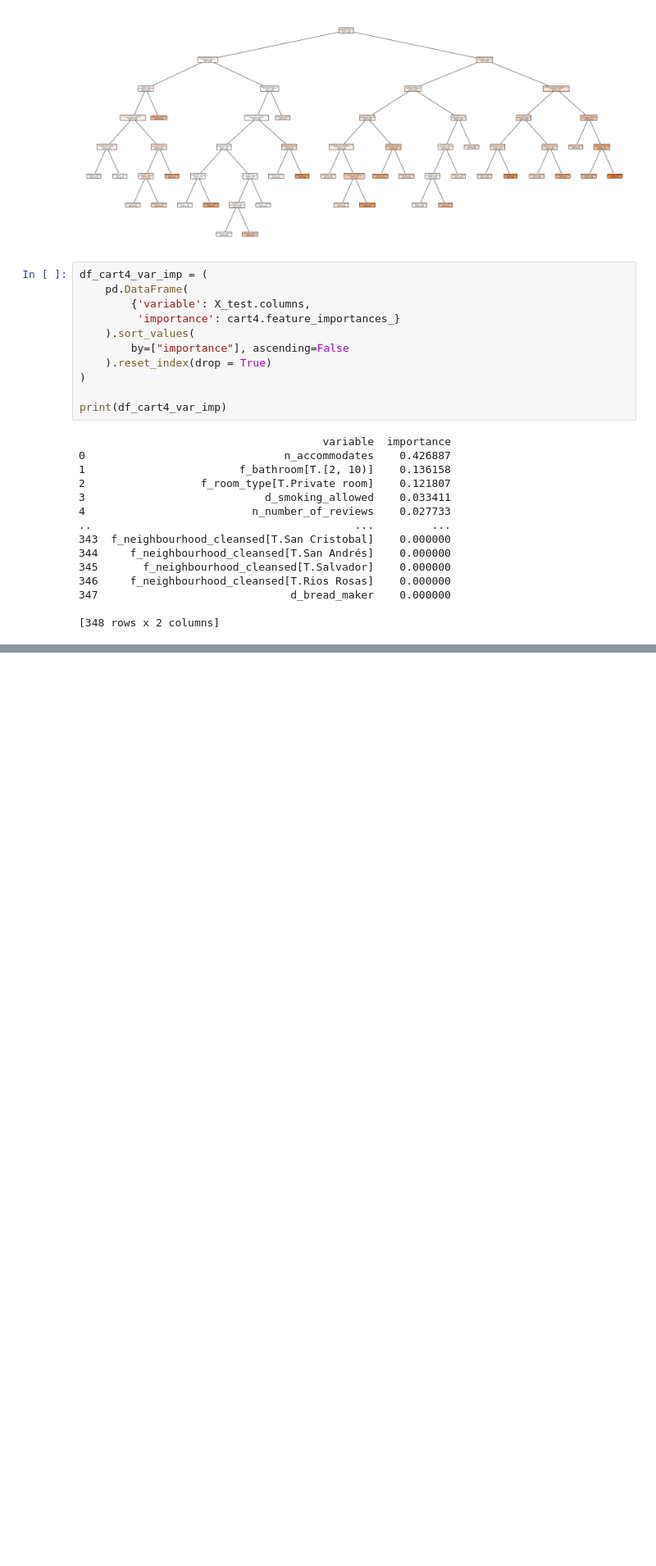
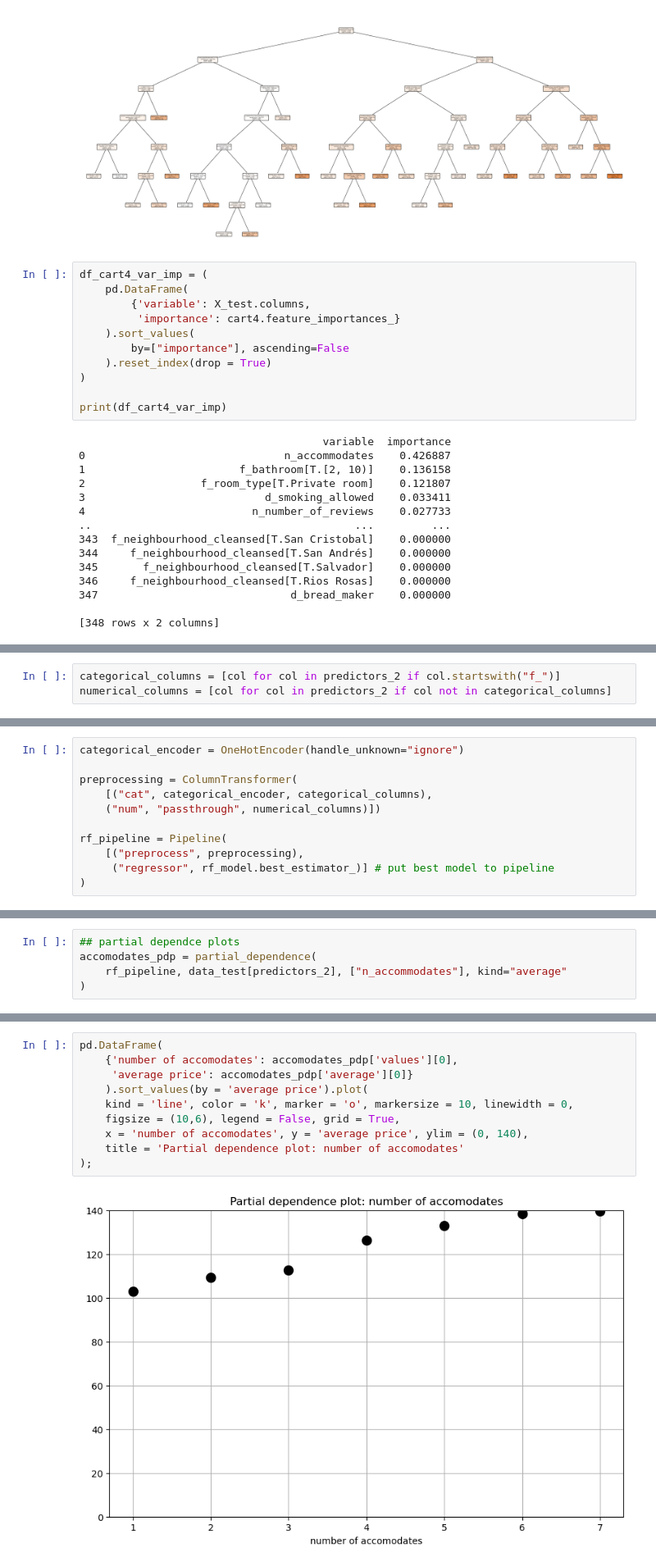
Before and after one commit to ghadena/DA3, a Jupyter notebook: assignment_1/asssignment.ipynb, the cells around one changed output, grey strips where cells are left out. Shown at 82% size. Saved outputs shown, nothing was run; the diff lists cells and outputs as text; blank space fills up the shorter version.

```diff
--- a/assignment_1/asssignment.ipynb
+++ b/assignment_1/asssignment.ipynb
@@ -623,0 +822,3 @@ print(df_cart4_var_imp)
+# %%
+categorical_columns = [col for col in predictors_2 if col.startswith("f_")]
+numerical_columns = [col for col in predictors_2 if col not in categorical_columns]
@@ -623,0 +829,11 @@ print(df_cart4_var_imp)
+# %%
+categorical_encoder = OneHotEncoder(handle_unknown="ignore")
+
+preprocessing = ColumnTransformer(
+    [("cat", categorical_encoder, categorical_columns),
+    ("num", "passthrough", numerical_columns)])
+
+rf_pipeline = Pipeline(
+    [("preprocess", preprocessing),
+     ("regressor", rf_model.best_estimator_)] # put best model to pipeline
+)
@@ -623,0 +930,5 @@ print(df_cart4_var_imp)
+# %%
+## partial dependce plots
+accomodates_pdp = partial_dependence(
+    rf_pipeline, data_test[predictors_2], ["n_accommodates"], kind="average"
+)
@@ -623,0 +949,12 @@ print(df_cart4_var_imp)
+# %%
+pd.DataFrame(
+    {'number of accomodates': accomodates_pdp['values'][0],
+     'average price': accomodates_pdp['average'][0]}
+    ).sort_values(by = 'average price').plot(
+    kind = 'line', color = 'k', marker = 'o', markersize = 10, linewidth = 0,
+    figsize = (10,6), legend = False, grid = True,
+    x = 'number of accomodates', y = 'average price', ylim = (0, 140),
+    title = 'Partial dependence plot: number of accomodates'
+);
+# %% [output]
+[figure, added]
```
Also changed, not shown: parts of 55 cells of this notebook.
